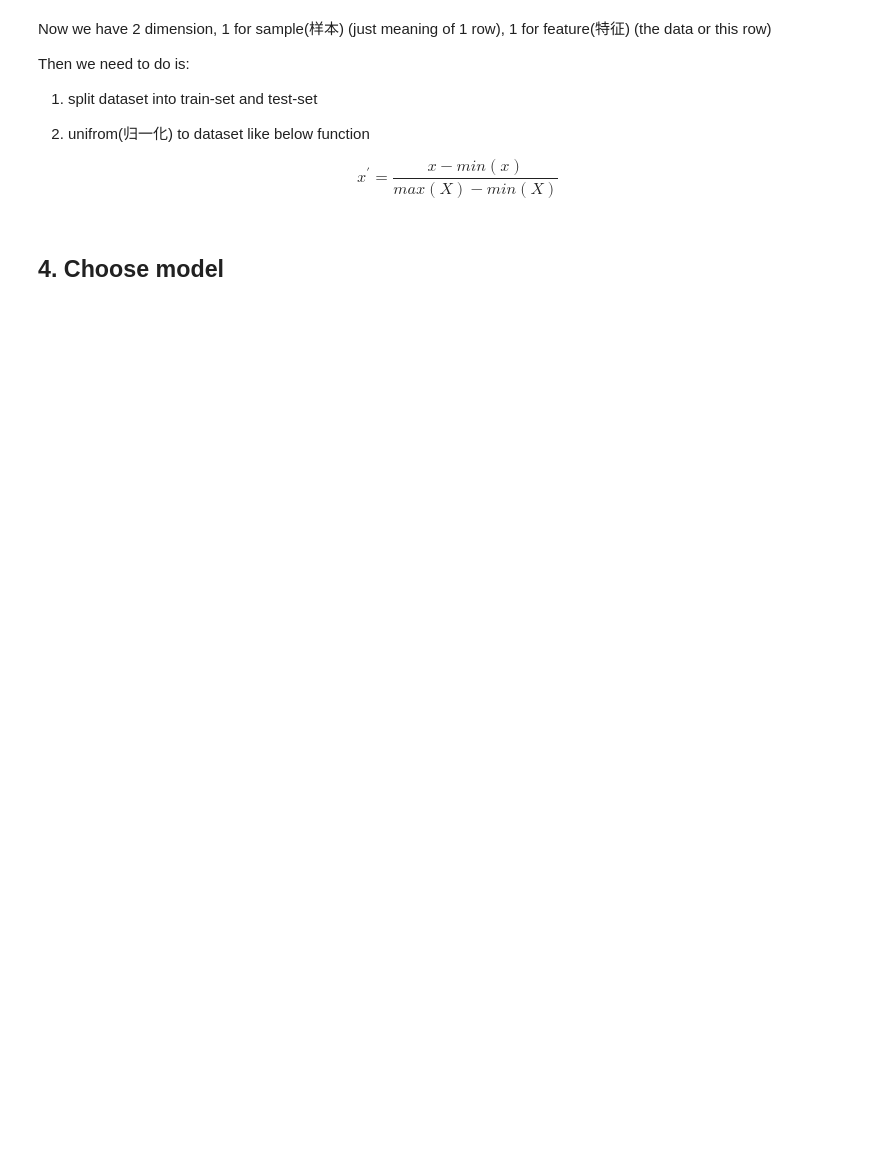
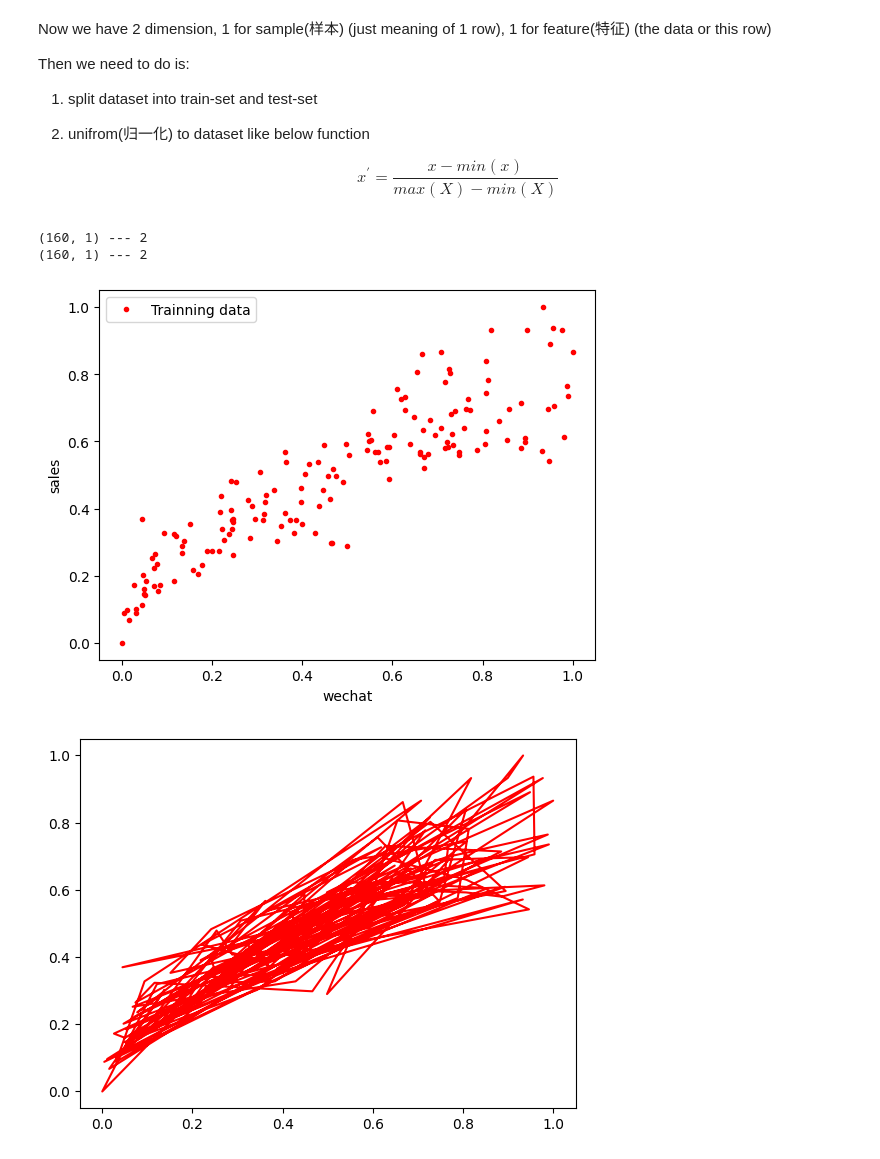
Before and after one commit to godotc/toys, a Jupyter notebook: ai/ml/zero_basis/3_advertising.ipynb, the cells around one changed output. Cells and saved outputs as stored; diff of their text form; code cells hidden in the pictures; blank space fills up the shorter version.

Commit message:
update progress, TODO: figure out the `gradient` with `partial dervitive`.....

```diff
--- a/ai/ml/zero_basis/3_advertising.ipynb
+++ b/ai/ml/zero_basis/3_advertising.ipynb
@@ -59,43 +67,48 @@ X_train, X_test, y_train, y_test = train_test_split(
 print(X_train.shape, '---', X_train.ndim)
 print(y_train.shape, '---', y_train.ndim)
 
-"user ourselves' unifrom method instead of MaxScaler of sklearn.preprocessing"
 
-
-def scaler(train: np.array, test: np.array):
+# def scaler(train :np.array, test: np.array): # data after split did not compatiable with array, maybe more than some dims
+def scaler(train, test):
+    "Use ourselves' unifrom method instead of MaxScaler of sklearn.preprocessing"
     # max and min value of train-set
     min = train.min(axis=0)
     max = train.max(axis=0)
-    # diff of max and min
+    # the diff (区间值)
     gap = max - min
 
-    "all data substruct by min value, and then divide by diff of range(区间), and so on..."
+    """
+    All data substruct by min value, and then divide by diff of range(区间)
+    So it turn into 0~1 maybe more or less by test data
+    """
     train -= min
     train /= gap
-
     test -= min
     test /= gap
 
     "return datas that have been compressed"
     return train, test
 
 
 # function also equivalent to this, just equvalation above
 # x_norm = (x_data -np.min(x_data)) / np(max(x_data)-np.min(x_data)).values
 
 # NOTICE: cannot use diff(gap) by the max-min from `testset`!!! so will use the train-set's diff
 X_train, X_test = scaler(X_train, X_test)
 y_train, y_test = scaler(y_train, y_test)
 
 
-"display datas that have beeb precessor"
+"Display datas that have beeb precessor, to see the difference on above notes"
 plt.plot(X_train, y_train, 'r.', label="Trainning data")
 plt.xlabel("wechat")
 plt.ylabel('sales')
 plt.legend()  # display 图例-legend
 plt.show()
 # notice the `r` and `r.`
 plt.plot(X_train, y_train, 'r', label="Trainning data")
 plt.show()
+# %% [output]
+(160, 1) --- 2
+(160, 1) --- 2
+[figure, added]
+[figure, added]
-# %% [markdown]
-## 4. Choose model
```
Also changed, not shown: parts of 7 cells of this notebook, 4 other files.
